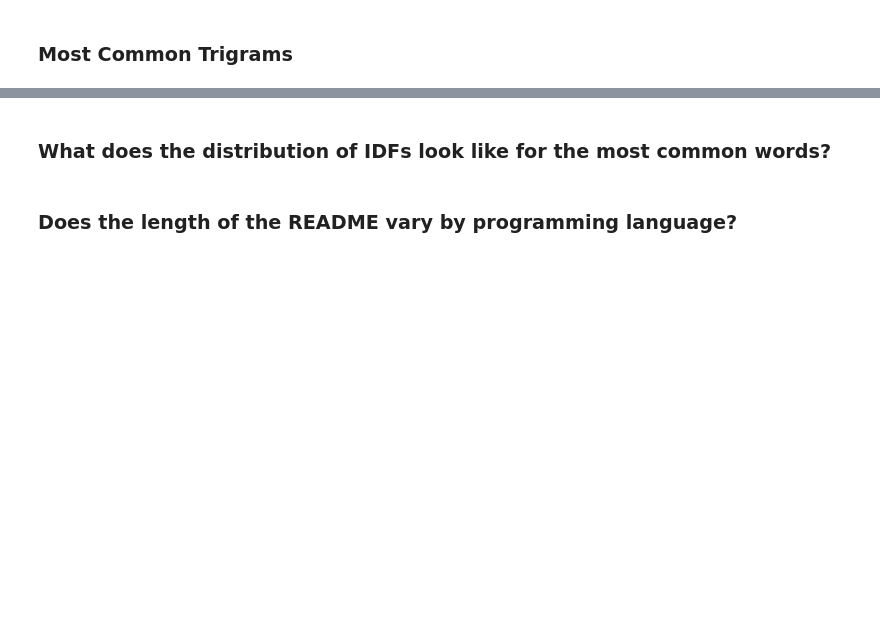
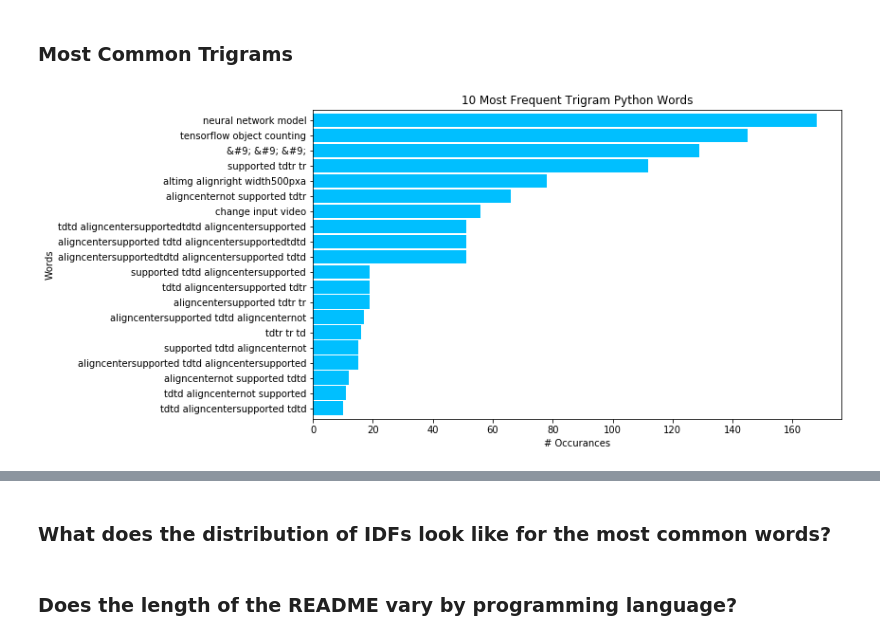
Before and after one commit to Bojado-Mays/OpenCV-NLP-Project, a Jupyter notebook: Bojado/Bojado.ipynb, the cells around one changed output, grey strips where cells are left out. Saved outputs shown, nothing was run; the diff lists cells and outputs as text; code cells hidden in the pictures; blank space fills up the shorter version.

```diff
--- a/Bojado/Bojado.ipynb
+++ b/Bojado/Bojado.ipynb
@@ -172,3 +303,15 @@ df.head()
 # %%
 python_trigrams = pd.Series(list(nltk.ngrams(python_words.split(), 3))).value_counts().head(20)
 c_plus_plus_trigrams = pd.Series(list(nltk.ngrams(c_plus_plus_words.split(), 3))).value_counts().head(20)
+# %%
+python_trigrams.sort_values(ascending=True).plot.barh(color='deepskyblue', width=.9, figsize=(10, 6))
+
+plt.title('10 Most Frequent Trigram Python Words')
+plt.ylabel('Words')
+plt.xlabel('# Occurances')
+
+ticks, _ = plt.yticks()
+labels = python_trigrams.reset_index()['index'].apply(lambda t: t[0] + ' ' + t[1] + ' ' + t[2])
+_ = plt.yticks(ticks, labels)
+# %% [output]
+[figure, added]
```
Also changed, not shown: parts of 42 cells of this notebook.
